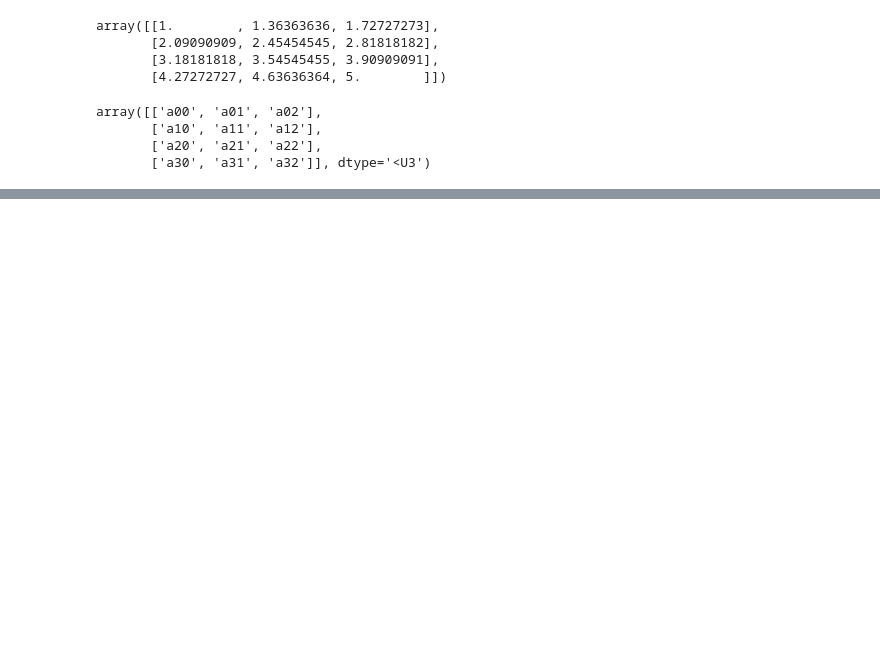
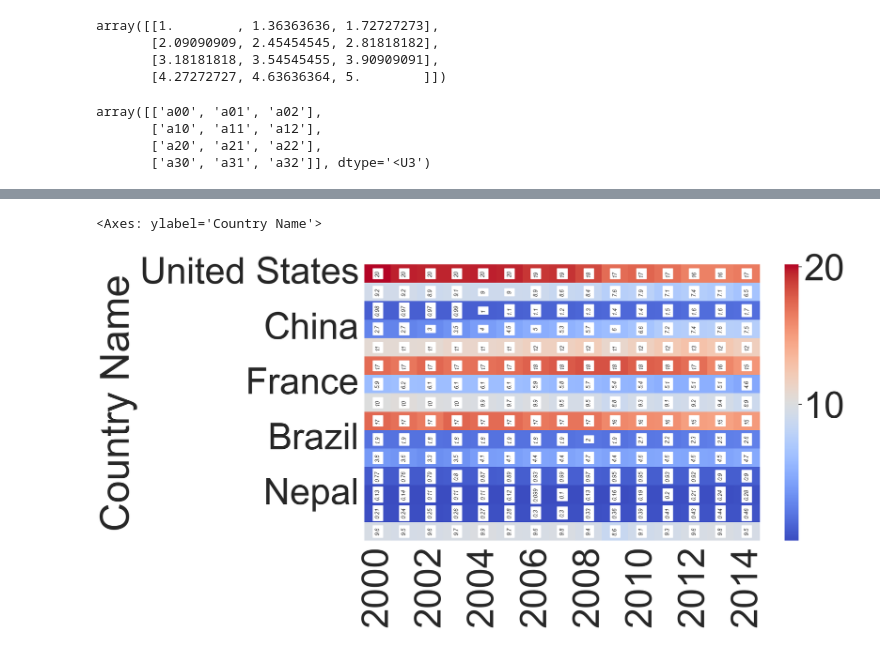
Before and after one commit to ajay-rathod-2001/Royal-Python, a Jupyter notebook: Royal Machine Learning , Data Science & Analysis/Seaborn Files/Seaborn HetMap_5.ipynb, the cells around one changed output, grey strips where cells are left out. Saved outputs shown, nothing was run; the diff lists cells and outputs as text; code cells hidden in the pictures; blank space fills up the shorter version.

```diff
--- a/Royal Machine Learning , Data Science & Analysis/Seaborn Files/Seaborn HetMap_5.ipynb
+++ b/Royal Machine Learning , Data Science & Analysis/Seaborn Files/Seaborn HetMap_5.ipynb
@@ -103,0 +104,13 @@ sns.heatmap(arr_2d, annot = annot_arr, fmt ="s" )
+# %%
+plt.figure(figsize =(16,9))
+annot_kws ={"fontsize":10,
+             "fontstyle": "italic",
+             "color": "k",
+             "alpha":0.9,
+             "rotation": "vertical",
+             "verticalalignment": "center",
+             "backgroundcolor": "w"}
+sns.heatmap(gw_df, cmap = "coolwarm", annot = True, annot_kws = annot_kws)
+# %% [output]
+<Axes: ylabel='Country Name'>
+[figure, added]
```
Also changed, not shown: parts of 13 cells of this notebook.
